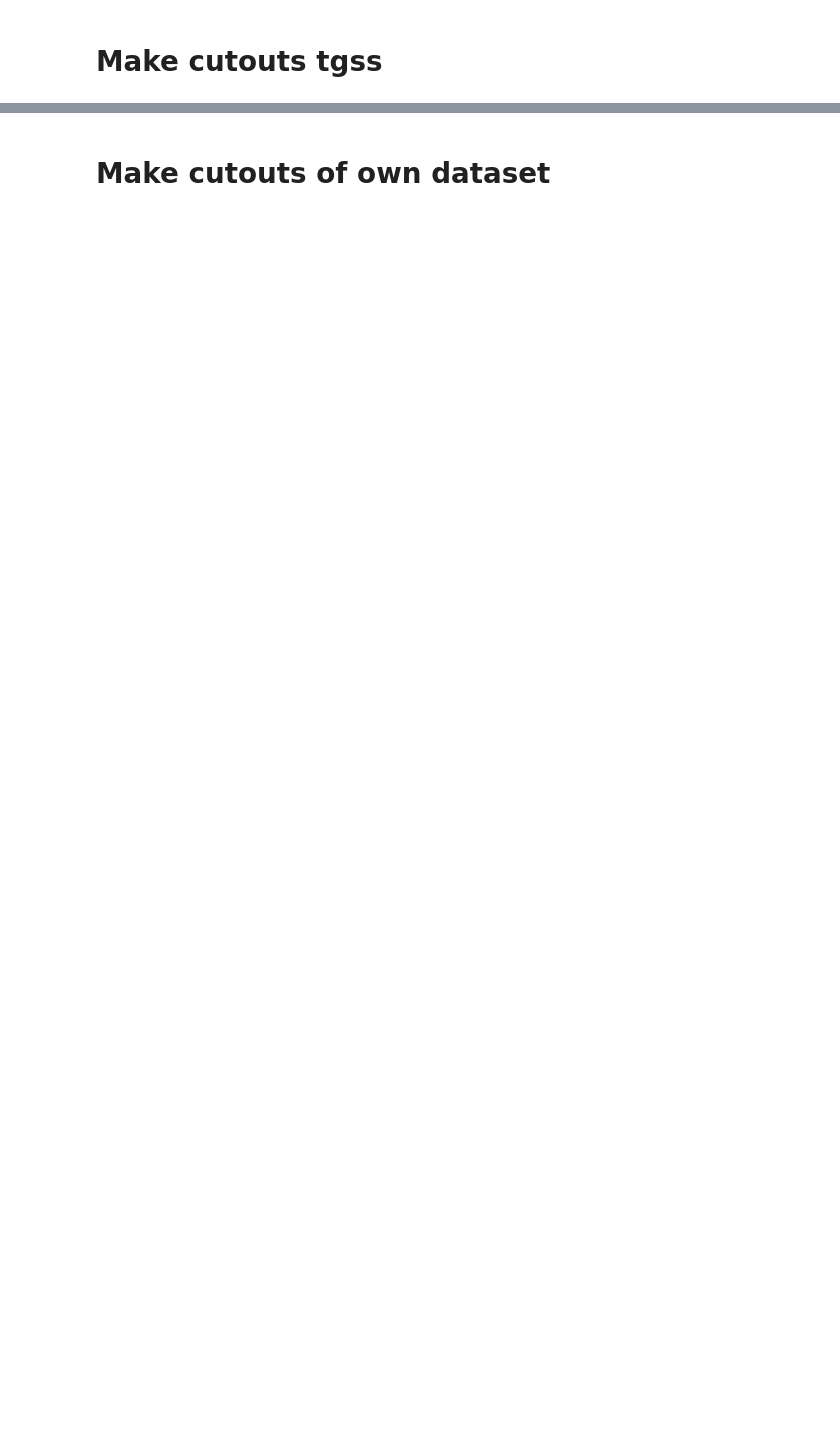
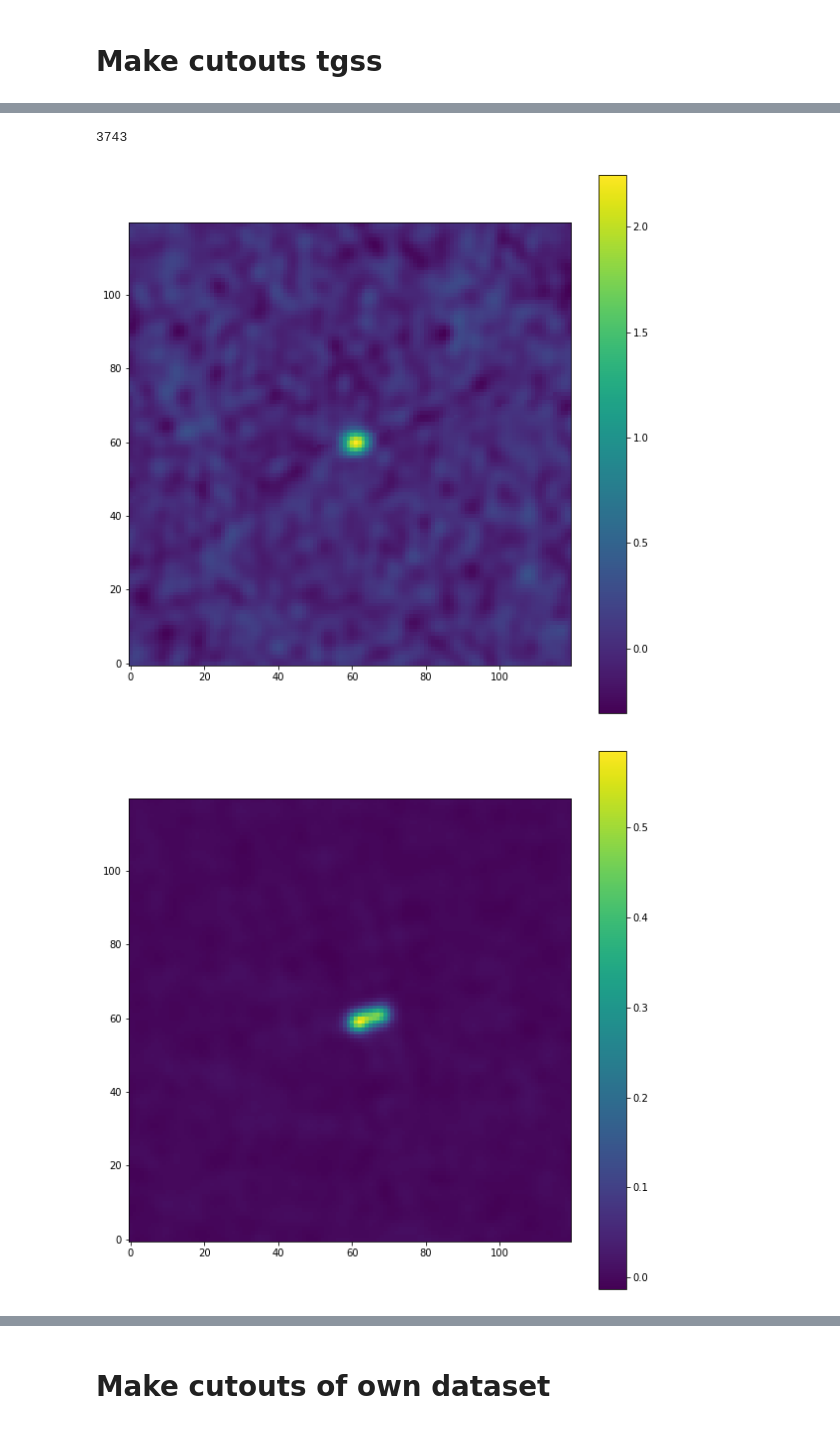
Before and after one commit to Kriandir/KrieksNotebook, a Jupyter notebook: KrieksTransients/FinalSortingTransientsbyKriek.ipynb, the cells around one changed output, grey strips where cells are left out. Drawn from its saved outputs; the diff is of its cells as text; code cells hidden in the pictures; blank space fills up the shorter version.

```diff
--- a/KrieksTransients/FinalSortingTransientsbyKriek.ipynb
+++ b/KrieksTransients/FinalSortingTransientsbyKriek.ipynb
@@ -1364,0 +1502,24 @@ for i in PosVar.instances:
+# %%
+for i in FluxVar.instances:
+    if i.id == 3743:
+        print i.id
+        ct.GetCutout('../vlssrimage.fits',i.ra,i.dec,i.id,'vlssr')
+        ct.GetCutout('../tgssimage.fits',i.ra,i.dec,i.id,'tgss')
+        url = '/scratch/kmeulen/SourceSubstractedP23HetdexDir/Images/August/10min/10min_allband-t0018-image-pb.fits'
+        ct.GetCutout(url,i.ra,i.dec,i.id)
+    if i.id == 4320:
+        print i.id
+        ct.GetCutout('../vlssrimage.fits',i.ra,i.dec,i.id,'vlssr')
+        ct.GetCutout('../tgssimage.fits',i.ra,i.dec,i.id,'tgss')
+        print i.ra
+        print i.dec
+        url = '/scratch/kmeulen/SourceSubstractedP23HetdexDir/Images/August/10min/10min_allband-t0029-image-pb.fits'
+#         print i.ra
+#         print i.dec
+#         url = '/scratch/kmeulen/SourceSubstractedP23HetdexDir/Images/August/1hr/1hr_allband-t0003-image-pb.fits'
+
+        ct.GetCutout(i.url[0],i.ra,i.dec,i.id)
+# %% [output]
+3743
+[figure, added]
+[figure, added]
```
Also changed, not shown: parts of 34 cells of this notebook, 1 other file.
